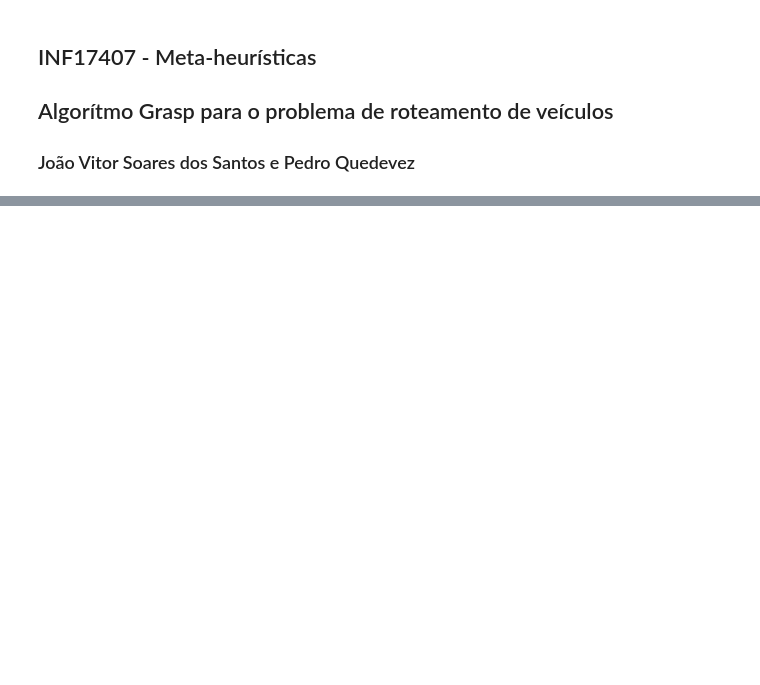
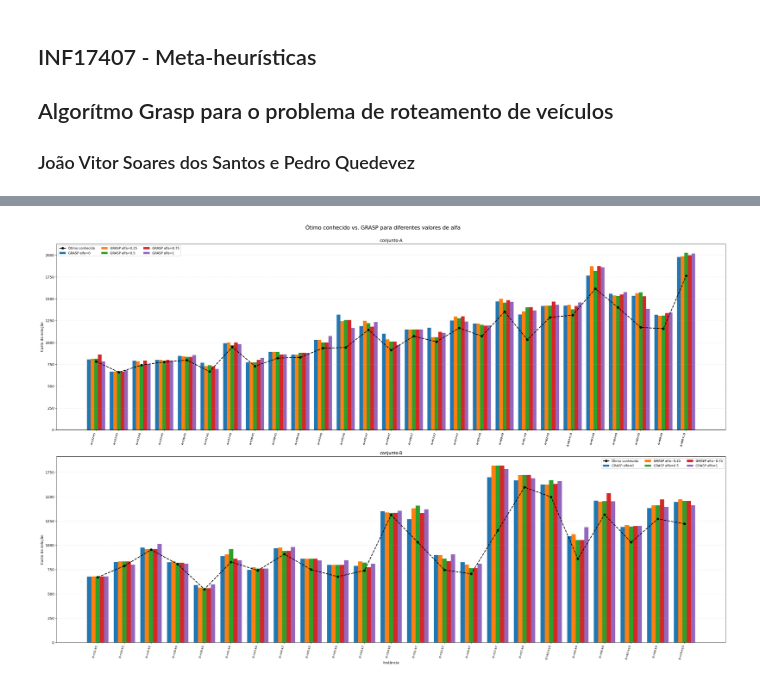
Before and after one commit to joaosoaressantos22/meta_heuristicas, a Jupyter notebook: codigos/grasp.ipynb, the cells around one changed output, grey strips where cells are left out. Cells and saved outputs as stored; diff of their text form; code cells hidden in the pictures; blank space fills up the shorter version.

Commit message:
Adicionando o algoritmo e os valores iniciais

```diff
--- a/codigos/grasp.ipynb
+++ b/codigos/grasp.ipynb
@@ -86,4 +348,40 @@ algoritmo_construtivo(0, 0, 2, 10)
 # %%
-def busca_local(solucao_possivel):
-    pass
+def grasp(instancia, alfa=0.2, max_iter=100, seed=None, max_movimentos_local=100):
+    """Executa o GRASP e devolve a melhor solução viável encontrada."""
+    if max_iter < 1:
+        raise ValueError("max_iter deve ser pelo menos 1.")
+    rng = random.Random(seed)
+    inicio = time.perf_counter()
+    melhor_solucao = None
+    melhor_custo = math.inf
+    melhor_iteracao = None
+
+    for iteracao in range(1, max_iter + 1):
+        solucao = algoritmo_construtivo(alfa, instancia, rng)
+        solucao = busca_local(solucao, instancia, max_movimentos=max_movimentos_local)
+        valida, motivos = validar_solucao(solucao, instancia)
+        if not valida:
+            raise RuntimeError("A construção/local search gerou solução inválida: " + "; ".join(motivos))
+        custo = funcao_objetivo(solucao, instancia)
+        if custo < melhor_custo:
+            melhor_solucao = [rota[:] for rota in solucao]
+            melhor_custo = custo
+            melhor_iteracao = iteracao
+
+    return {
+        "rotas": melhor_solucao,
+        "custo": melhor_custo,
+        "iteracao": melhor_iteracao,
+        "tempo_segundos": time.perf_counter() - inicio,
+        "valida": validar_solucao(melhor_solucao, instancia)[0],
+    }
+
+
+def formatar_solucao(resultado, instancia):
+    """Exibe as rotas com o depósito explícito no início e no fim."""
+    deposito = instancia["deposito"]
+    return [
+        [deposito, *rota, deposito]
+        for rota in resultado["rotas"]
+    ]
 # %%
@@ -91,0 +584,7 @@ def grasp(alfa, max_iter):
+# %%
+# Exibe inline no notebook o PNG salvo pela célula anterior.
+from IPython.display import Image, display
+
+display(Image(filename=str(arquivo_grafico), width=1200))
+# %% [output]
+[figure, added]
```
Also changed, not shown: parts of 10 cells of this notebook, 3 other files.
